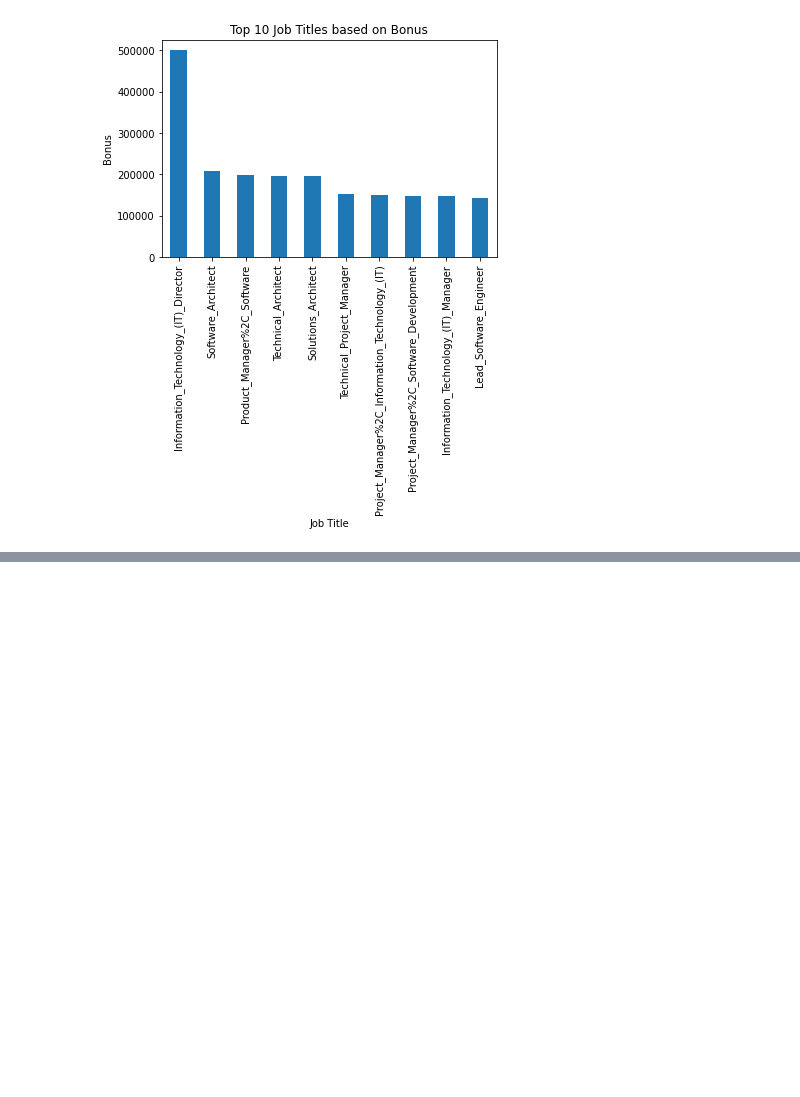
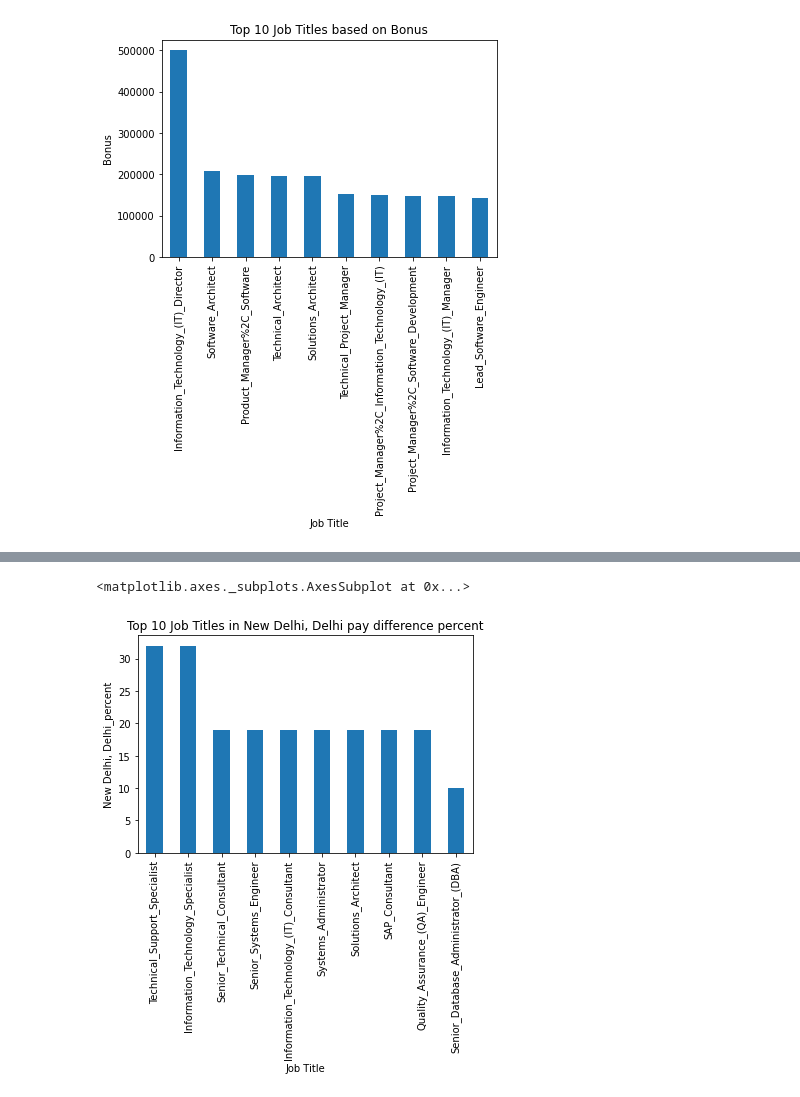
Before and after one commit to saigirishgilly98/Major_Project, a Jupyter notebook: WebScraping.ipynb, the cells around one changed output, grey strips where cells are left out. Cells and saved outputs as stored; diff of their text form; code cells hidden in the pictures; blank space fills up the shorter version.

```diff
--- a/WebScraping.ipynb
+++ b/WebScraping.ipynb
@@ -537,0 +606,5 @@ result.set_index('Job Title').sort_values('Bonus', ascending=False)['Bonus'].hea
+# %%
+result.set_index('Job Title').sort_values('New Delhi, Delhi_percent', ascending=False)['New Delhi, Delhi_percent'].head(10).plot(kind='bar', xlabel='Job Title', ylabel='New Delhi, Delhi_percent', title='Top 10 Job Titles in New Delhi, Delhi pay difference percent')
+# %% [output]
+<matplotlib.axes._subplots.AxesSubplot at 0x...>
+[figure, added]
```
Also changed, not shown: parts of 9 cells of this notebook.
